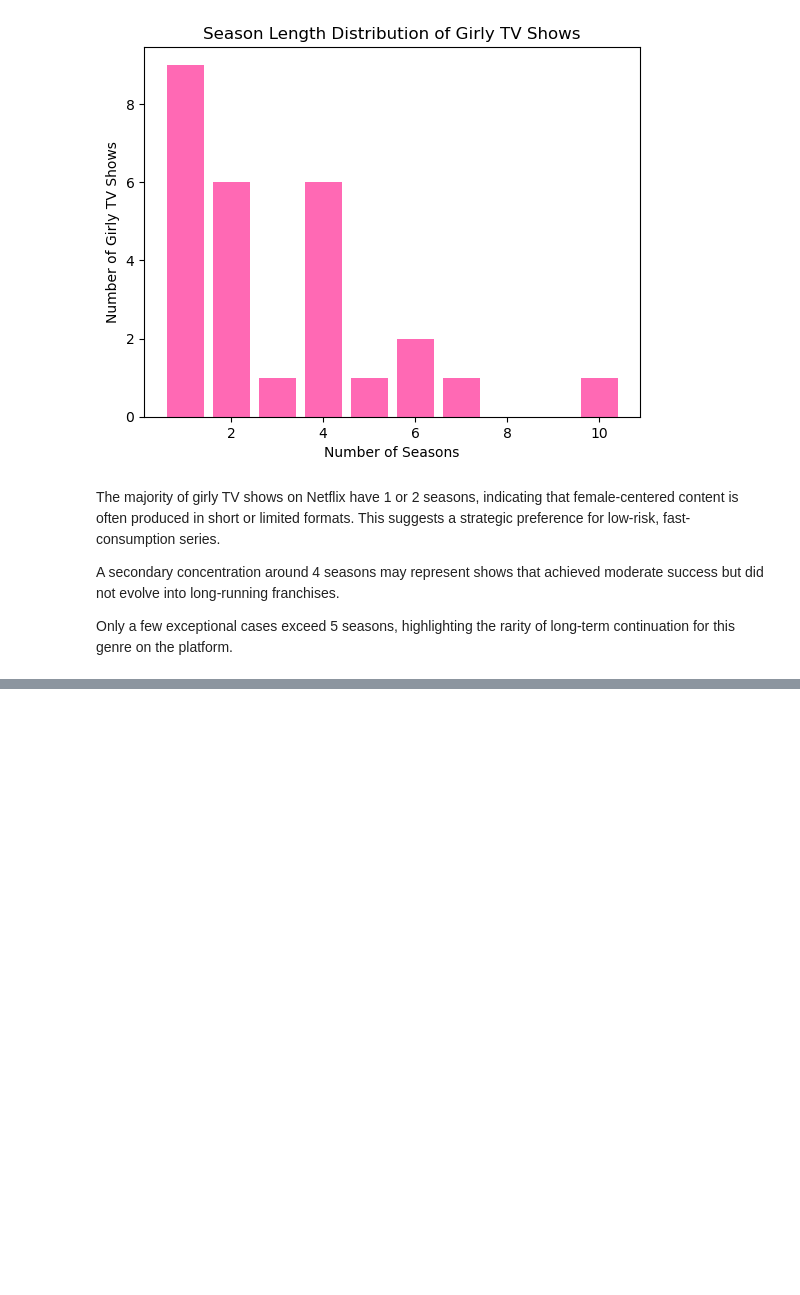
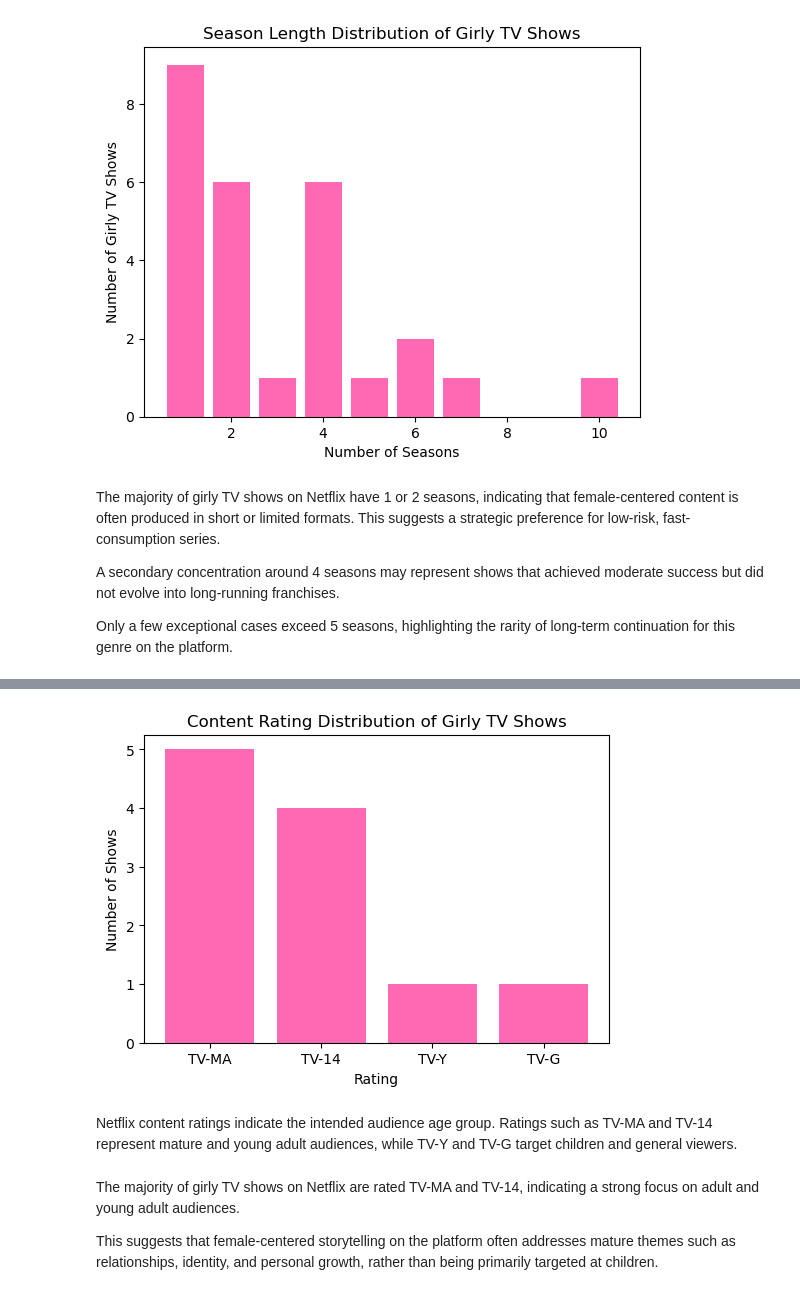
Before and after one commit to nesli10/netflix-girly-shows-analysis, a Jupyter notebook: notebooks/01_data_overview.ipynb, the cells around one changed output, grey strips where cells are left out. Drawn from its saved outputs; the diff is of its cells as text; code cells hidden in the pictures; blank space fills up the shorter version.

```diff
--- a/notebooks/01_data_overview.ipynb
+++ b/notebooks/01_data_overview.ipynb
@@ -637,0 +646,10 @@ long-term continuation for this genre on the platform.
+# %%
+rating_distribution = (
+    girly_female_led[girly_female_led["is_girly_final"] == True]
+    ["rating"]
+    .value_counts()
+    .reset_index()
+)
+
+rating_distribution.columns = ["rating", "count"]
+rating_distribution
@@ -637,0 +662,24 @@ long-term continuation for this genre on the platform.
+# %%
+plt.figure(figsize=(6,4))
+plt.bar(
+    rating_distribution["rating"],
+    rating_distribution["count"],
+    color="#FF69B4"
+)
+plt.title("Content Rating Distribution of Girly TV Shows")
+plt.xlabel("Rating")
+plt.ylabel("Number of Shows")
+plt.show()
+# %% [output]
+[figure, added]
+# %% [markdown]
+Netflix content ratings indicate the intended audience age group.
+Ratings such as TV-MA and TV-14 represent mature and young adult audiences,
+while TV-Y and TV-G target children and general viewers.
+# %% [markdown]
+The majority of girly TV shows on Netflix are rated TV-MA and TV-14,
+indicating a strong focus on adult and young adult audiences.
+
+This suggests that female-centered storytelling on the platform often
+addresses mature themes such as relationships, identity, and personal growth,
+rather than being primarily targeted at children.
```
Also changed, not shown: parts of 2 cells of this notebook.
